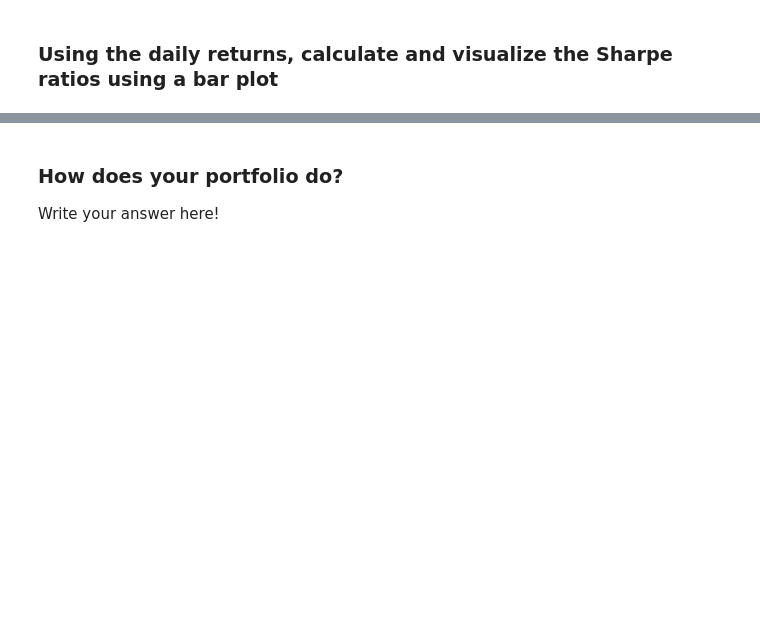
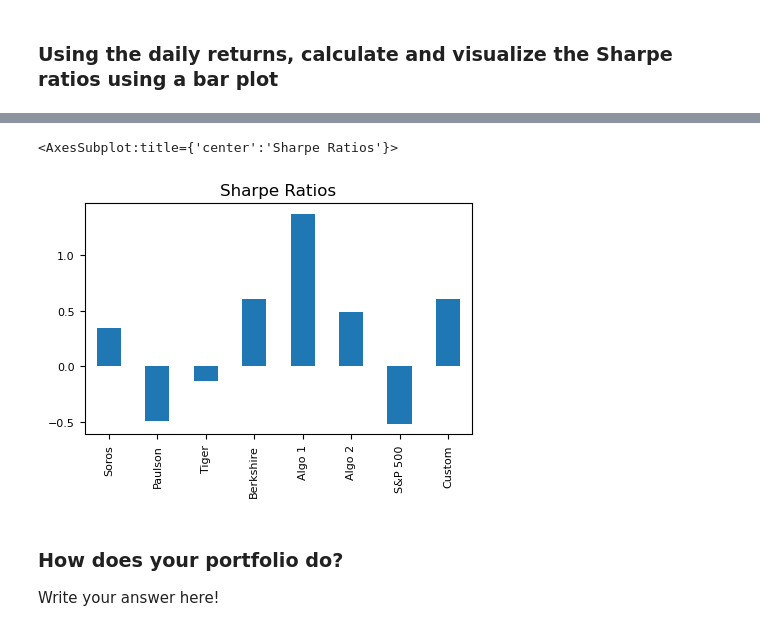
Before and after one commit to twigikit/pandas-homework, a Jupyter notebook: whale_analysis.ipynb, the cells around one changed output, grey strips where cells are left out. Drawn from its saved outputs; the diff is of its cells as text; code cells hidden in the pictures; blank space fills up the shorter version.

```diff
--- a/whale_analysis.ipynb
+++ b/whale_analysis.ipynb
@@ -763,0 +802,7 @@ roll21_sd_all.plot(figsize=(10,5), fontsize =8, title="21-day rolling standard d
+# %%
+# Calculate Annualized Sharpe Ratios
+# sharpe_ratio = (Return(p) - risk free return)/ std_dev
+# risk free rate was not provided. Assumption made: risk free rate  = 0 for the analysed period.
+# shapre_ratio = Return(p) / std_dev
+
+sharpe_ratios_all = all_daily_returns.mean()*252/ all_ann_std
@@ -764,5 +821,9 @@ roll21_sd_all.plot(figsize=(10,5), fontsize =8, title="21-day rolling standard d
 # %%
 # Visualize the sharpe ratios as a bar plot
+sharpe_ratios_all.plot.bar(figsize = (5,3), fontsize = 8, title= "Sharpe Ratios")
+# %% [output]
+<AxesSubplot:title={'center':'Sharpe Ratios'}>
+[figure, added]
 # %% [markdown]
 ### How does your portfolio do?
 
```
Also changed, not shown: parts of 10 cells of this notebook.
